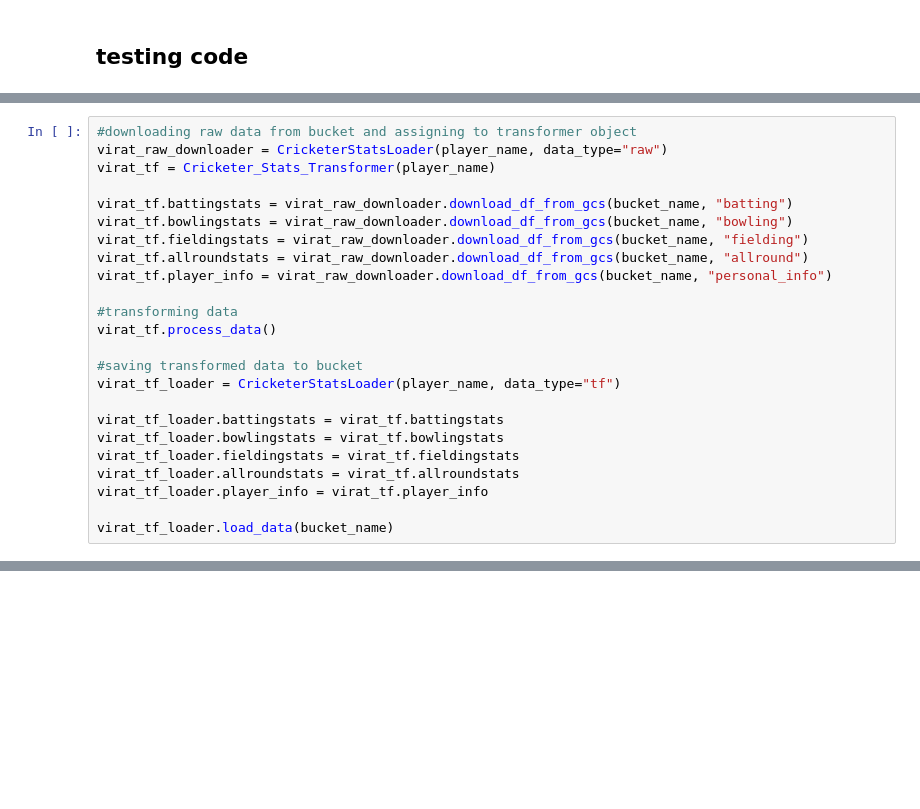
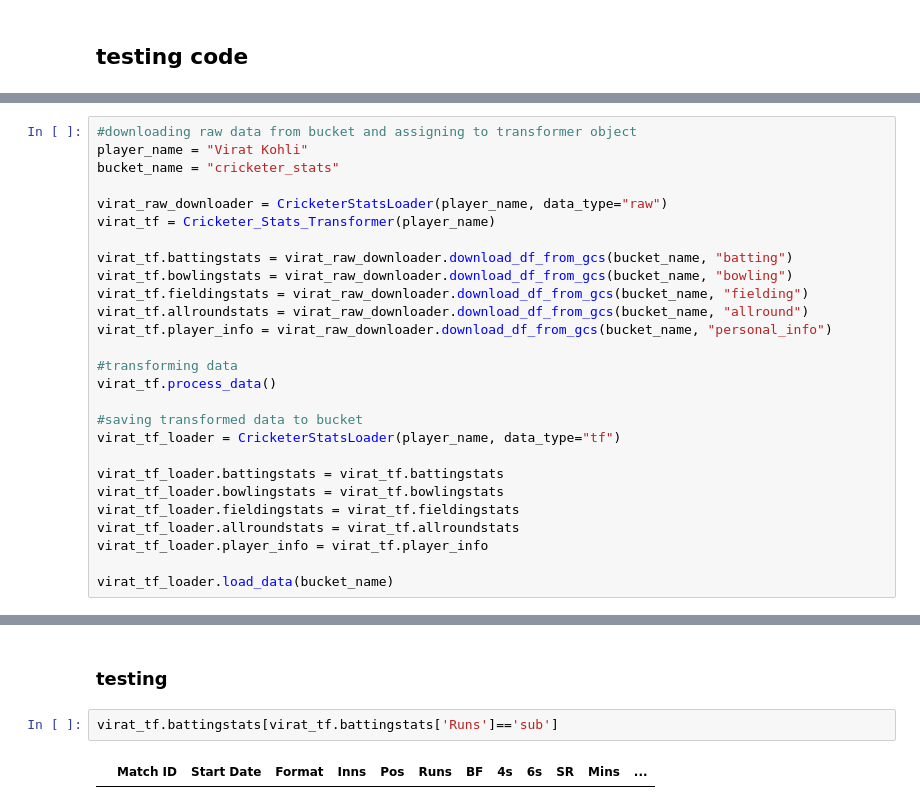
Before and after one commit to yashj1301/cricketer-stats, a Jupyter notebook: notebooks/check.ipynb, the cells around one changed output, grey strips where cells are left out. Saved outputs shown, nothing was run; the diff lists cells and outputs as text; blank space fills up the shorter version.

```diff
--- a/notebooks/check.ipynb
+++ b/notebooks/check.ipynb
@@ -559,5 +628,8 @@ Extracted 663 records in 116.01 seconds
 # %%
 #downloading raw data from bucket and assigning to transformer object
+player_name = "Virat Kohli"
+bucket_name = "cricketer_stats"
+
 virat_raw_downloader = CricketerStatsLoader(player_name, data_type="raw")
 virat_tf = Cricketer_Stats_Transformer(player_name)
 
@@ -582,0 +996,6 @@ virat_tf_loader.load_data(bucket_name)
+# %% [markdown]
+### testing
+# %%
+virat_tf.battingstats[virat_tf.battingstats['Runs']=='sub']
+# %% [output]
+|  | Match ID | Start Date | Format | Inns | Pos | Runs | BF | 4s | 6s | SR | Mins | ... |
```
Also changed, not shown: parts of 22 cells of this notebook.
